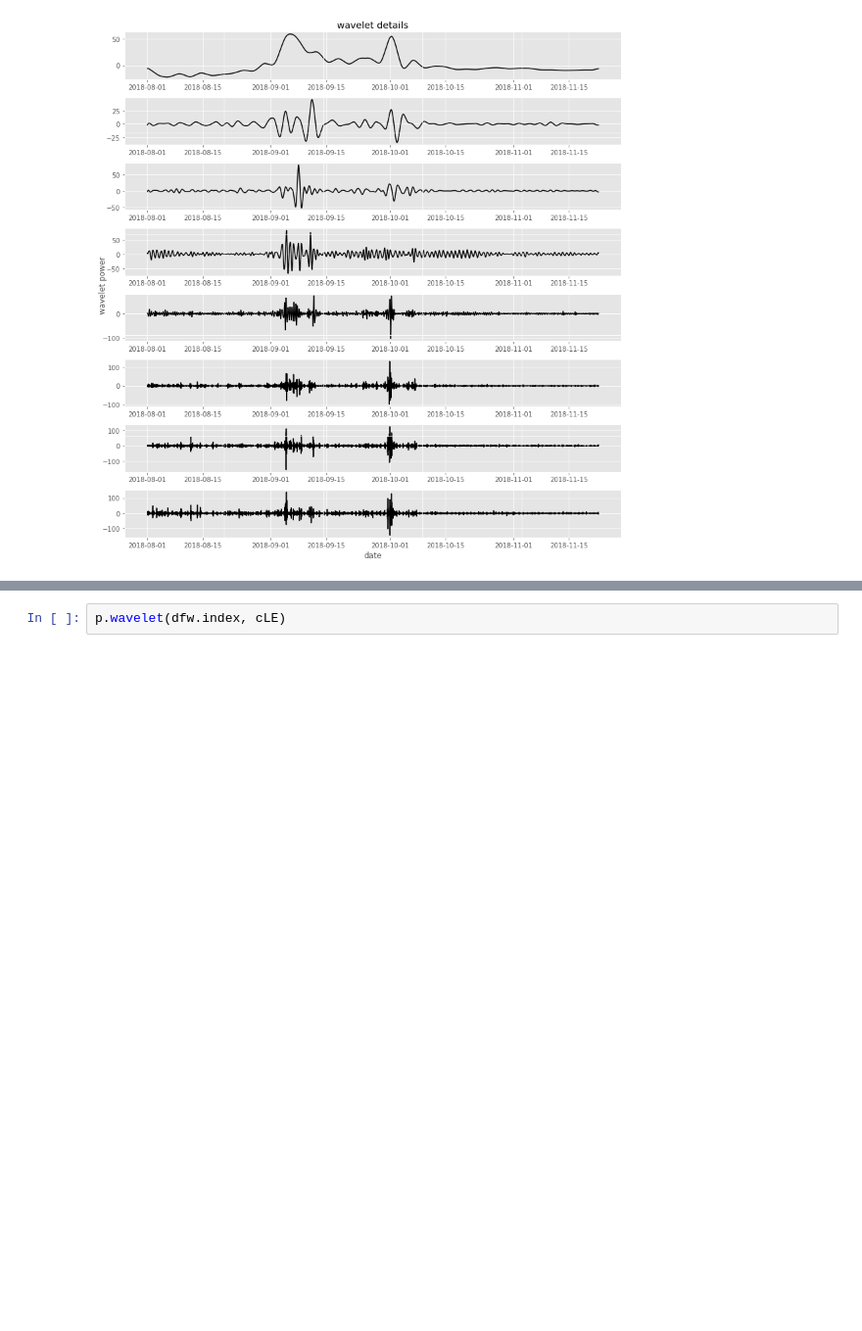
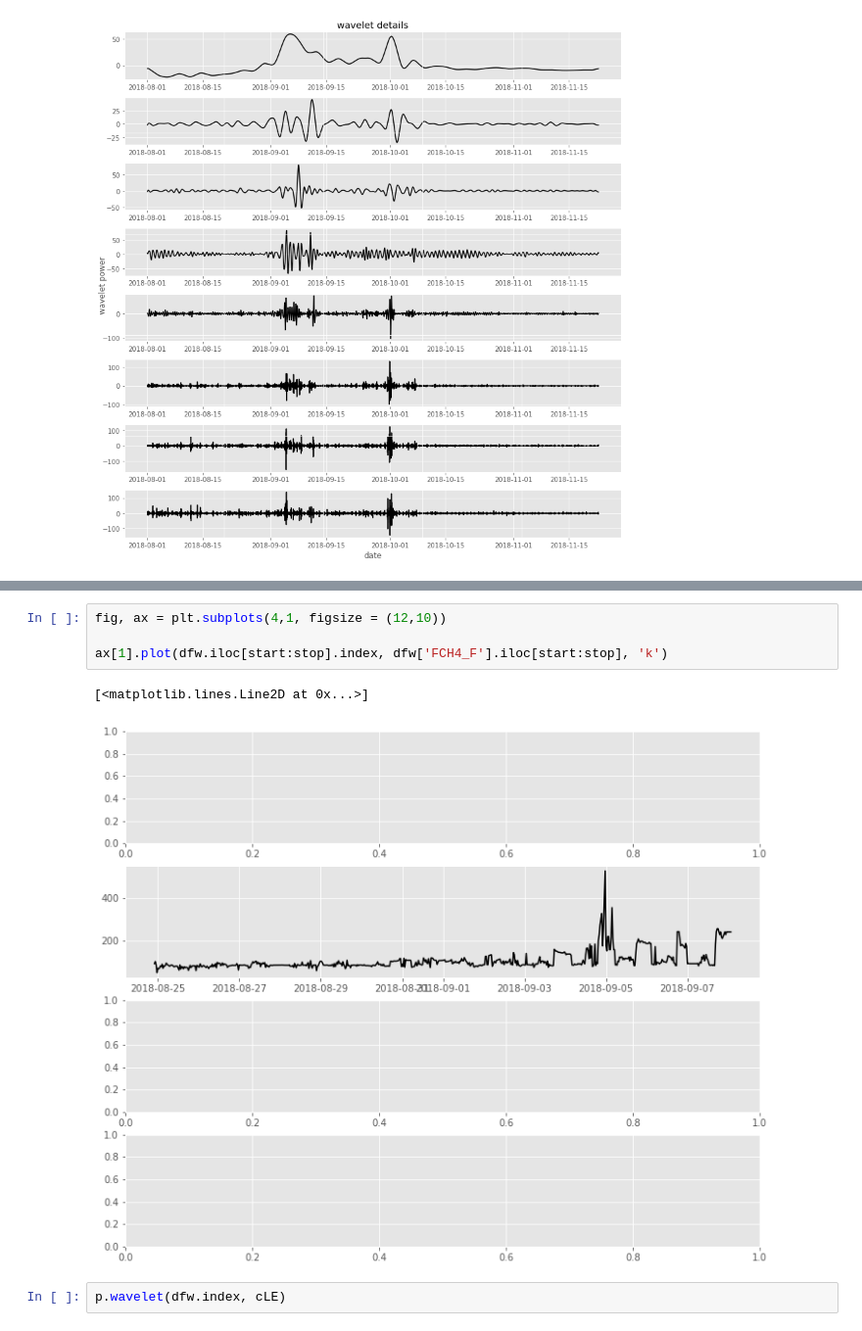
Before and after one commit to ottobriner/wavelet-partition, a Jupyter notebook: FLX_JP-BBY.ipynb, the cells around one changed output, grey strips where cells are left out. Shown at 98% size. Cells and saved outputs as stored; diff of their text form; blank space fills up the shorter version.

```diff
--- a/FLX_JP-BBY.ipynb
+++ b/FLX_JP-BBY.ipynb
@@ -90,3 +115,10 @@ p.reconst(dfw.index, df.loc[dfw.index, 'FCH4'], csumM, scalesM, ypM, filename='2
+# %%
+fig, ax = plt.subplots(4,1, figsize = (12,10))
+
+ax[1].plot(dfw.iloc[start:stop].index, dfw['FCH4_F'].iloc[start:stop], 'k')
+# %% [output]
+[<matplotlib.lines.Line2D at 0x...>]
+[figure, added]
 # %%
 p.wavelet(dfw.index, cLE)
 # %% [output]
```
Also changed, not shown: parts of 6 cells of this notebook, 1 other file.
